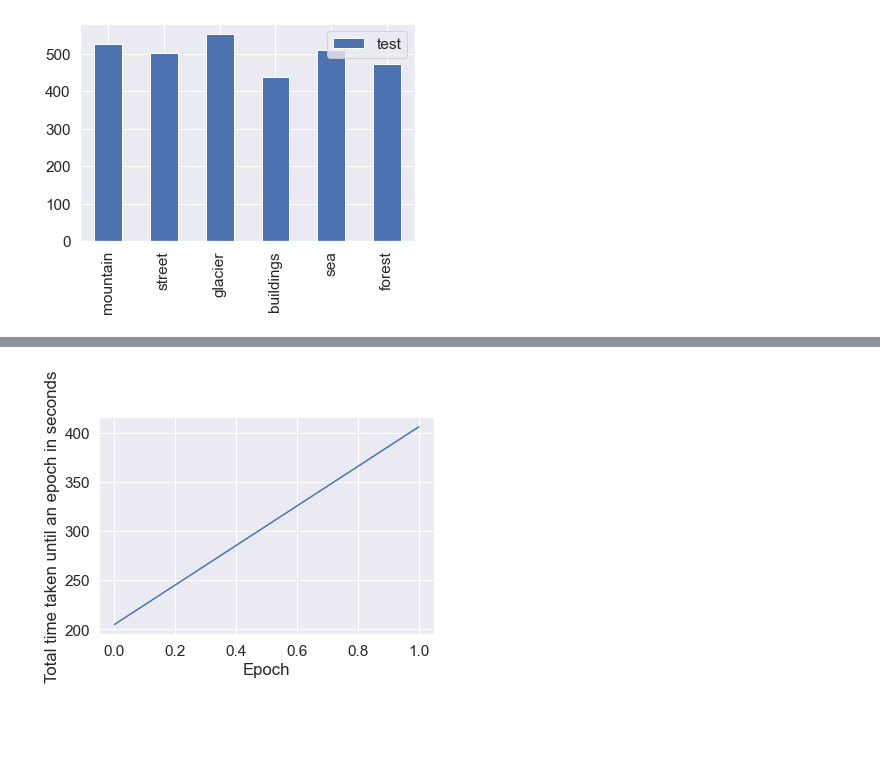
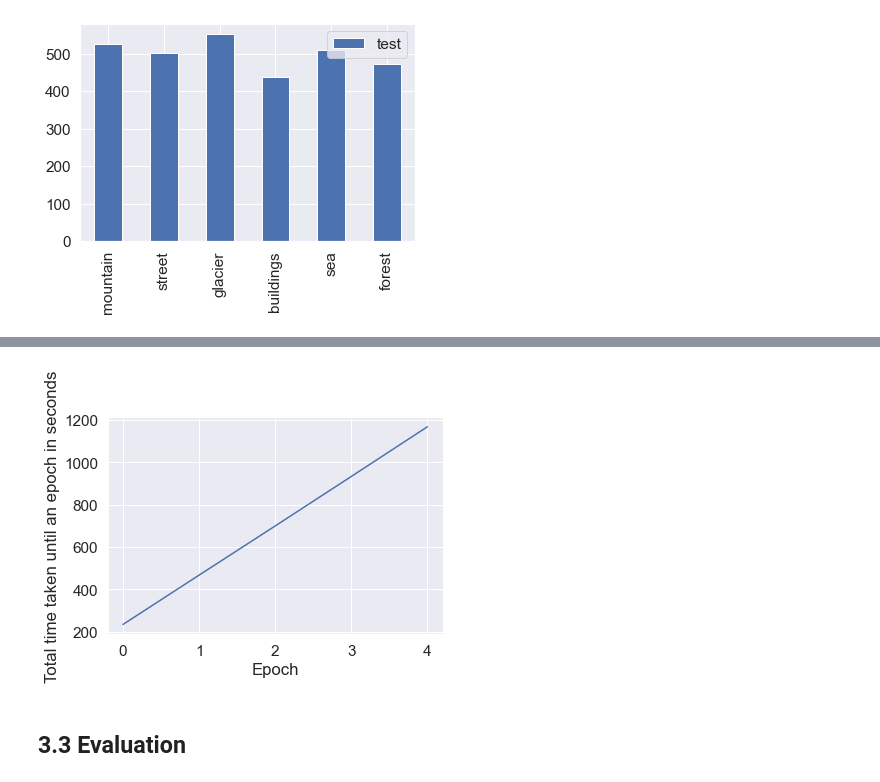
Before and after one commit to SDog6/JupiterNotebooks, a Jupyter notebook: Personal Challenge/Intel Image Classification.ipynb, the cells around one changed output, grey strips where cells are left out. Drawn from its saved outputs; the diff is of its cells as text; code cells hidden in the pictures; blank space fills up the shorter version.

```diff
--- a/Personal Challenge/Intel Image Classification.ipynb
+++ b/Personal Challenge/Intel Image Classification.ipynb
@@ -45,15 +75,25 @@ def load_data():
 
                 # Get the path name of the image
                 img_path = os.path.join(os.path.join(dataset, folder), file)
+                try:
+                    img = Image.open(img_path) # open the image file
+                    img.verify() # verify that it is, in fact an image and it is not corrupted
 
-                # Open and resize the img
-                image = cv2.imread(img_path)
-                image = cv2.cvtColor(image, cv2.COLOR_BGR2RGB)
-                image = cv2.resize(image, IMAGE_SIZE)
+                    # Open and resize the img
+                    image = cv2.imread(img_path)
+                    #Change the color of the image into RGB (some images may not be in RGB)
+                    image = cv2.cvtColor(image, cv2.COLOR_BGR2RGB)
+                    #Resize all of our images into a small 150x150 size so that we have a quicker processing
+                    image = cv2.resize(image, IMAGE_SIZE)
 
-                # Append the image and its corresponding label to the output
-                images.append(image)
-                labels.append(label)
+                    # Append the image and its corresponding label to the output
+                    images.append(image)
+                    labels.append(label)
+
+                except (IOError, SyntaxError) as e:
+                    print('Bad file:', img_path) # print out the names of corrupt files
+
+
 
         images = np.array(images, dtype = 'float32')
         labels = np.array(labels, dtype = 'int32')
@@ -139,5 +204,8 @@ model.compile(optimizer = 'adam', loss = 'sparse_categorical_crossentropy', metr
 # %%
 import time
+
+from keras import callbacks
+earlystopping = callbacks.EarlyStopping(monitor = 'accuracy',mode = 'min',patience = 5,restore_best_weights=True,verbose=1)
 
 class timecallback(tf.keras.callbacks.Callback):
     def __init__(self):
@@ -154,4 +231,4 @@ class timecallback(tf.keras.callbacks.Callback):
 # %%
 timeittakes = timecallback()
-prediction = model.fit(train_images, train_labels, batch_size=32, epochs=2, validation_split = 0.1,callbacks = [timeittakes])
+prediction = model.fit(train_images, train_labels, batch_size=16, epochs=5, callbacks = [timeittakes,earlystopping])
 # %% [output]
@@ -162,4 +245,6 @@ Epoch 2/2
-[figure, old version]
+[figure, new version]
+# %% [markdown]
+## 3.3 Evaluation
 # %%
 def plot_accuracy_loss(history):
     """
```
Also changed, not shown: parts of 49 cells of this notebook, 1 other file.
